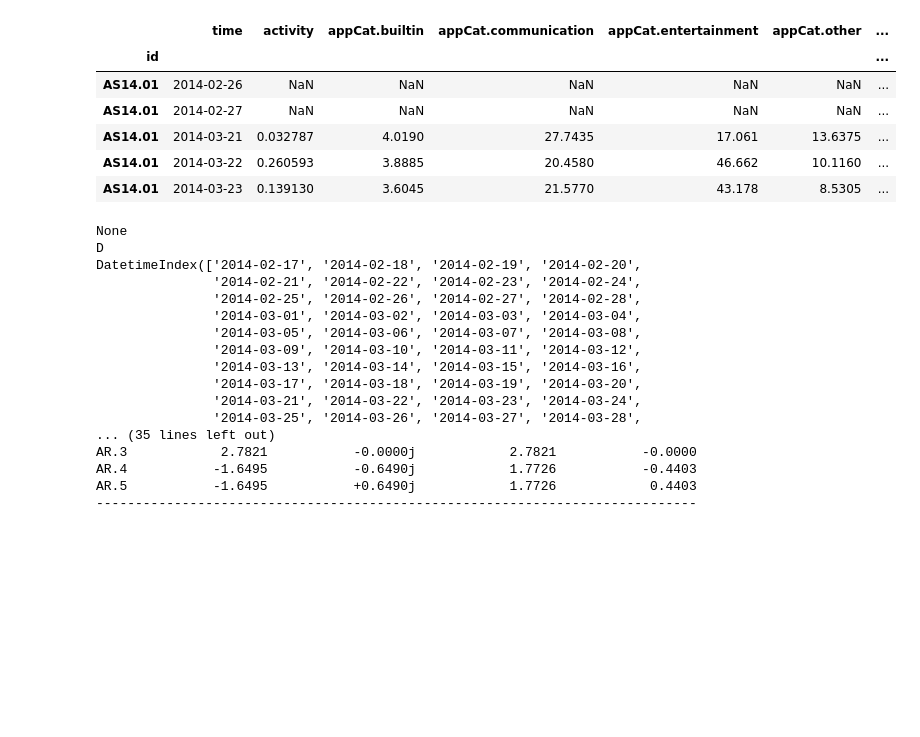
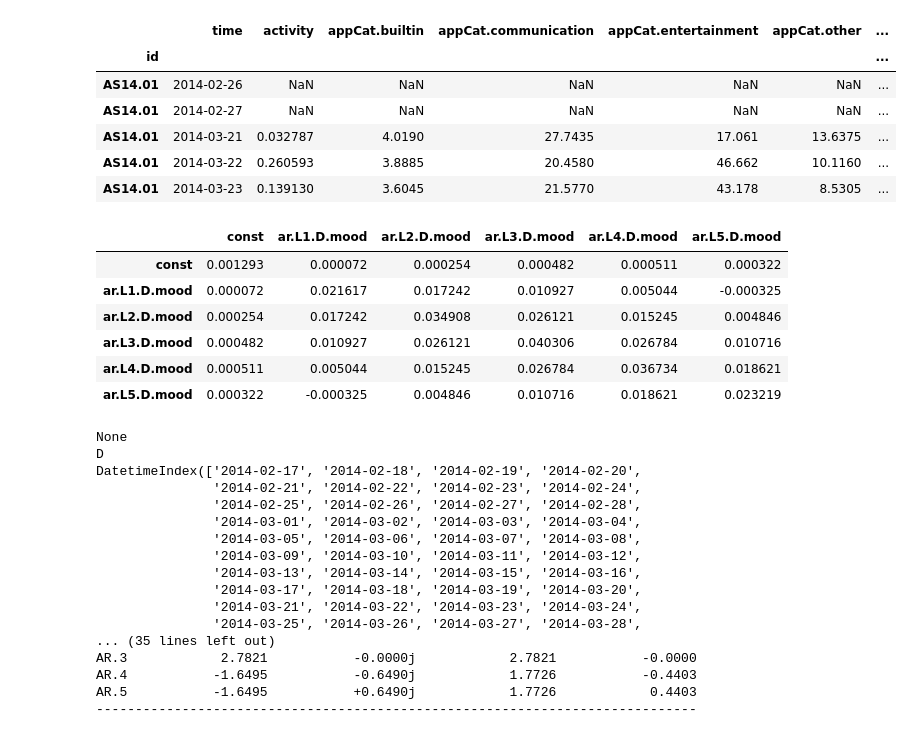
Before and after one commit to levrex/AppMoodPrediction, a Jupyter notebook: Datamining_Mood.ipynb, the cells around one changed output. Cells and saved outputs as stored; diff of their text form; code cells hidden in the pictures; blank space fills up the shorter version.

```diff
--- a/Datamining_Mood.ipynb
+++ b/Datamining_Mood.ipynb
@@ -739,6 +633,17 @@ df.head()
 | AS14.01 | 2014-03-21 | 0.032787 | 4.0190 | 27.7435 | 17.061 | 13.6375 | ... |
 | AS14.01 | 2014-03-22 | 0.260593 | 3.8885 | 20.4580 | 46.662 | 10.1160 | ... |
 | AS14.01 | 2014-03-23 | 0.139130 | 3.6045 | 21.5770 | 43.178 | 8.5305 | ... |
+# %%
+model_fit.cov_params()
+#model_fit.resid()
+# %% [output]
+|  | const | ar.L1.D.mood | ar.L2.D.mood | ar.L3.D.mood | ar.L4.D.mood | ar.L5.D.mood |
+| const | 0.001293 | 0.000072 | 0.000254 | 0.000482 | 0.000511 | 0.000322 |
+| ar.L1.D.mood | 0.000072 | 0.021617 | 0.017242 | 0.010927 | 0.005044 | -0.000325 |
+| ar.L2.D.mood | 0.000254 | 0.017242 | 0.034908 | 0.026121 | 0.015245 | 0.004846 |
+| ar.L3.D.mood | 0.000482 | 0.010927 | 0.026121 | 0.040306 | 0.026784 | 0.010716 |
+| ar.L4.D.mood | 0.000511 | 0.005044 | 0.015245 | 0.026784 | 0.036734 | 0.018621 |
+| ar.L5.D.mood | 0.000322 | -0.000325 | 0.004846 | 0.010716 | 0.018621 | 0.023219 |
 # %%
 # https://machinelearningmastery.com/arima-for-time-series-forecasting-with-python/
 
```
Also changed, not shown: parts of 22 cells of this notebook, 5 other files.
